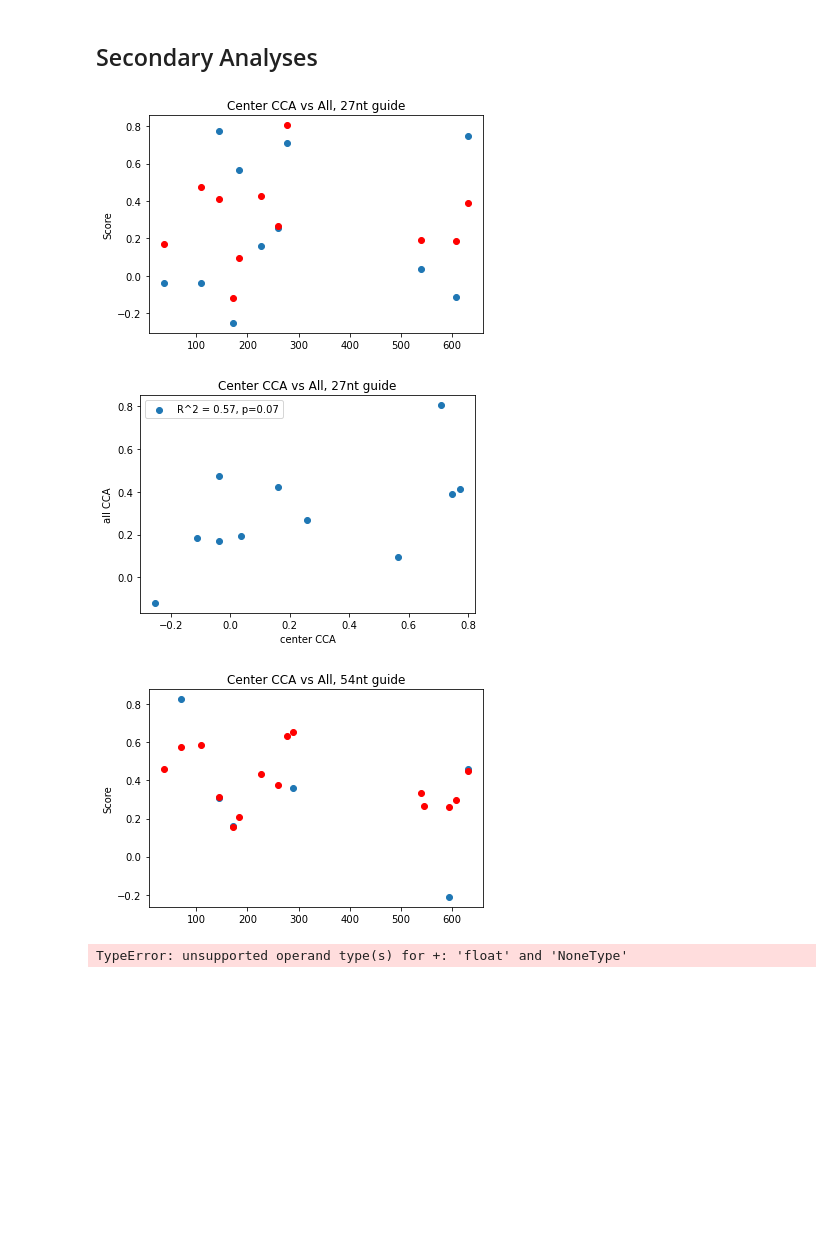
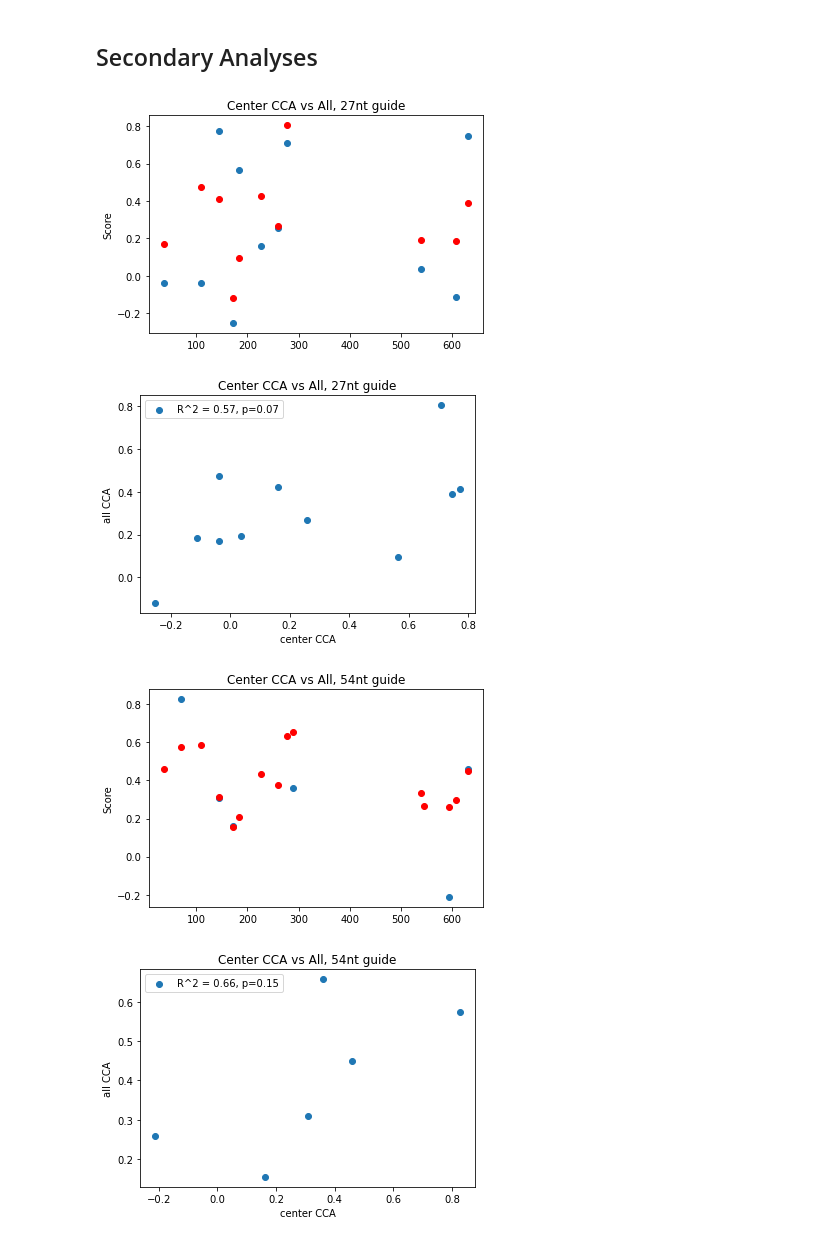
Before and after one commit to kushagrasharma/rna_sensor, a Jupyter notebook: guide_affinity_modelling/Work Notebook.ipynb, the cells around one changed output. Cells and saved outputs as stored; diff of their text form; code cells hidden in the pictures; blank space fills up the shorter version.

Commit message:
Added 54nt graph

```diff
--- a/guide_affinity_modelling/Work Notebook.ipynb
+++ b/guide_affinity_modelling/Work Notebook.ipynb
@@ -382,17 +382,20 @@ center_vs_all_54 = {x : (center_stop_54_data[x][0] if x in center_stop_54_data e
 # %%
 plot_dictionary_two_values(center_vs_all_27, title="Center CCA vs All, 27nt guide",
                            ylabel0="Score", sameAxis=True)
 plot_values_in_dict(center_vs_all_27,
                     title="Center CCA vs All, 27nt guide",
                     xlabel="center CCA", ylabel='all CCA')
 
 plot_dictionary_two_values(center_vs_all_54, title="Center CCA vs All, 54nt guide",
                            ylabel0="Score", sameAxis=True)
+for k in list(center_vs_all_54.keys()):
+    if not center_vs_all_54[k][0] or not center_vs_all_54[k][1]:
+        del center_vs_all_54[k]
 plot_values_in_dict(center_vs_all_54,
                     title="Center CCA vs All, 54nt guide",
                     xlabel="center CCA", ylabel='all CCA')
 # %% [output]
 [figure]
 [figure]
 [figure]
-TypeError: unsupported operand type(s) for +: 'float' and 'NoneType'
+[figure, added]
```
